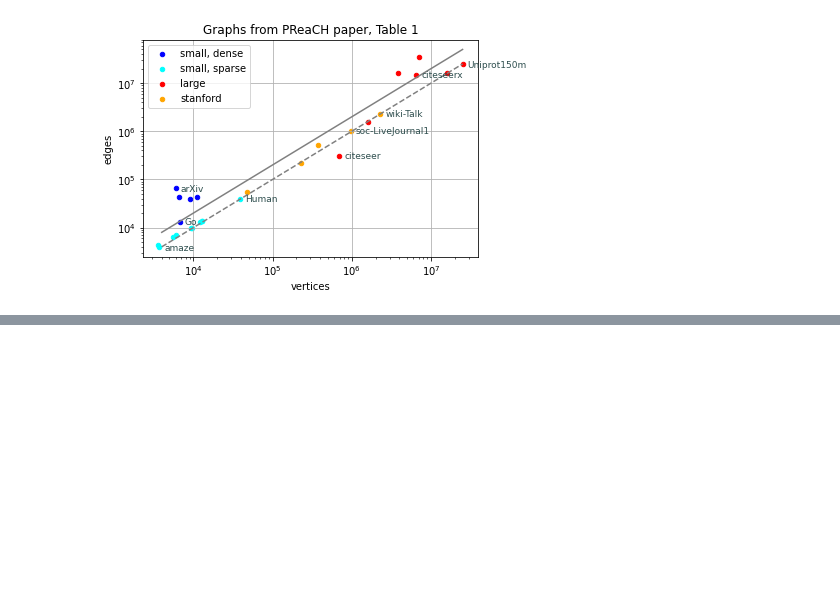
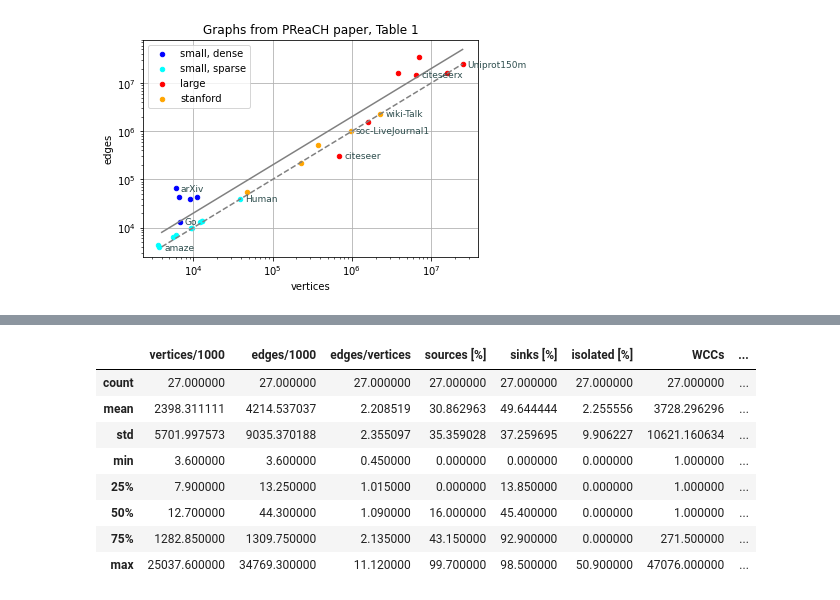
Before and after one commit to jnareb/git-commit-graph-ext, a Jupyter notebook: 11_datasets.ipynb, the cells around one changed output, grey strips where cells are left out. Drawn from its saved outputs; the diff is of its cells as text; code cells hidden in the pictures; blank space fills up the shorter version.

```diff
--- a/11_datasets.ipynb
+++ b/11_datasets.ipynb
@@ -273,0 +359,12 @@ plt.show()
+# %%
+table_or.describe()
+# %% [output]
+|  | vertices/1000 | edges/1000 | edges/vertices | sources [%] | sinks [%] | isolated [%] | WCCs | ... |
+| count | 27.000000 | 27.000000 | 27.000000 | 27.000000 | 27.000000 | 27.000000 | 27.000000 | ... |
+| mean | 2398.311111 | 4214.537037 | 2.208519 | 30.862963 | 49.644444 | 2.255556 | 3728.296296 | ... |
+| std | 5701.997573 | 9035.370188 | 2.355097 | 35.359028 | 37.259695 | 9.906227 | 10621.160634 | ... |
+| min | 3.600000 | 3.600000 | 0.450000 | 0.000000 | 0.000000 | 0.000000 | 1.000000 | ... |
+| 25% | 7.900000 | 13.250000 | 1.015000 | 0.000000 | 13.850000 | 0.000000 | 1.000000 | ... |
+| 50% | 12.700000 | 44.300000 | 1.090000 | 16.000000 | 45.400000 | 0.000000 | 1.000000 | ... |
+| 75% | 1282.850000 | 1309.750000 | 2.135000 | 43.150000 | 92.900000 | 0.000000 | 271.500000 | ... |
+| max | 25037.600000 | 34769.300000 | 11.120000 | 99.700000 | 98.500000 | 50.900000 | 47076.000000 | ... |
```
Also changed, not shown: parts of 8 cells of this notebook, 2 other files.
